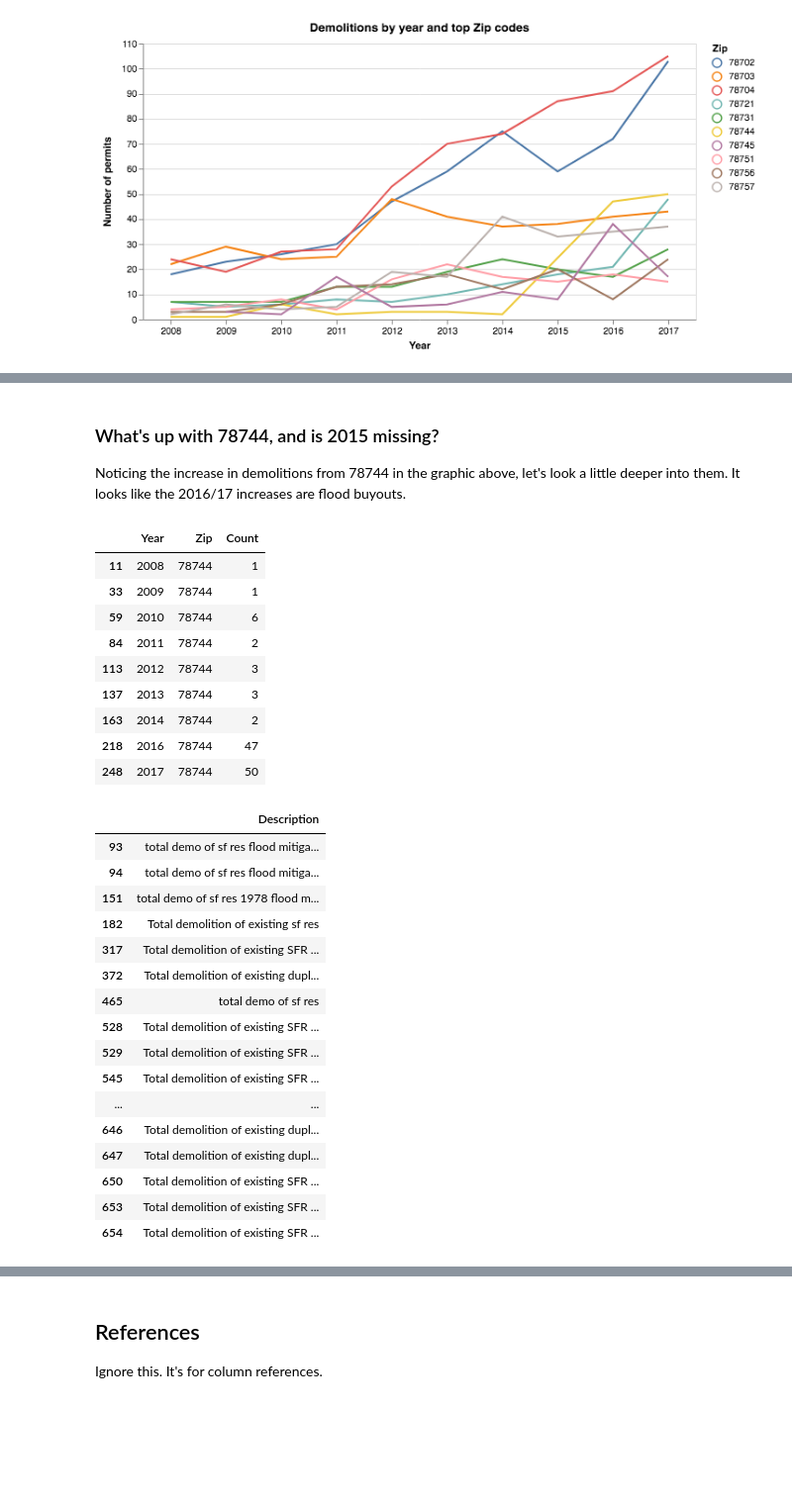
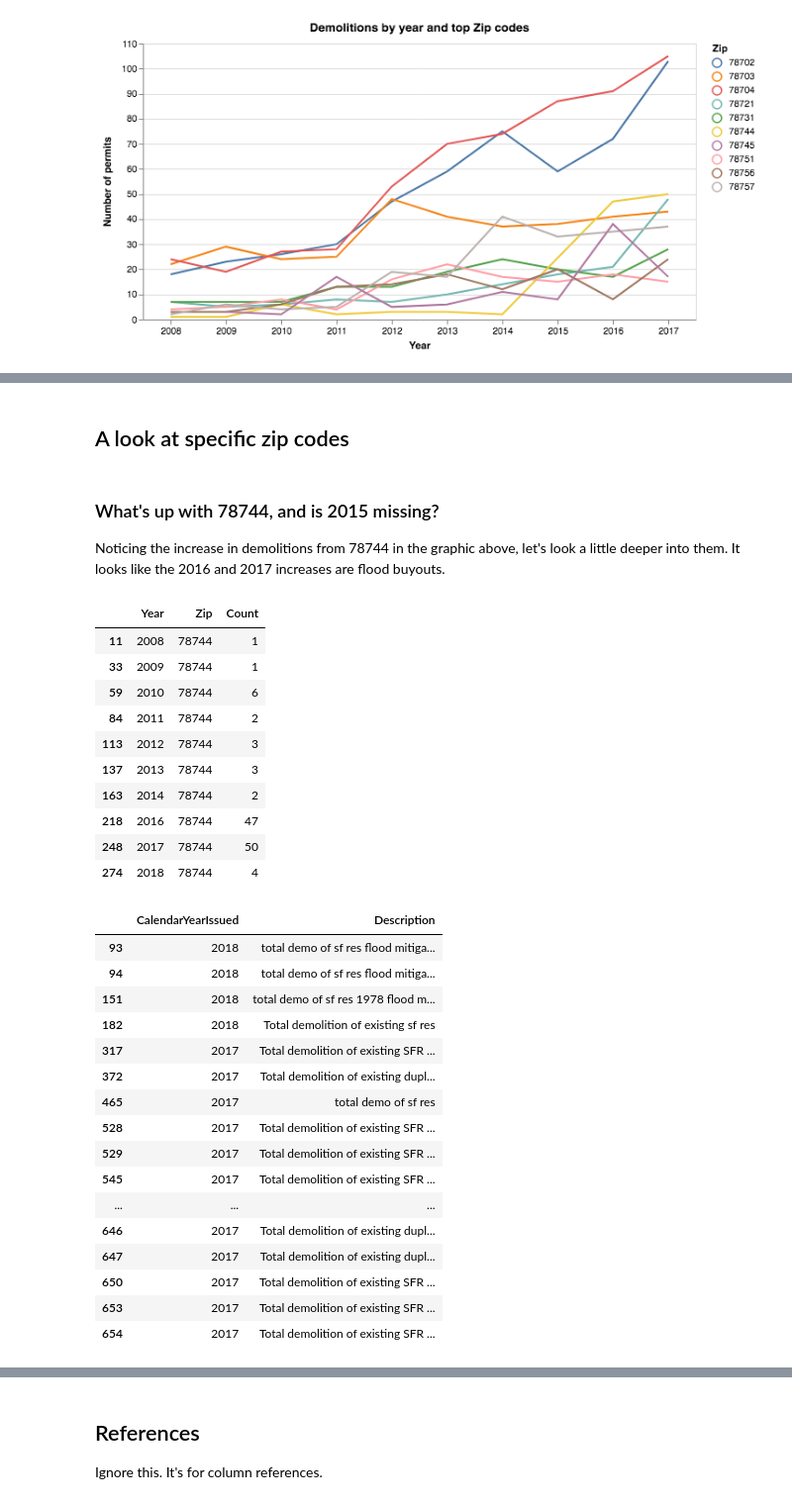
Before and after one commit to swkasica/demolitions, a Jupyter notebook: notebooks/02_Analysis_Full_demos.ipynb, the cells around one changed output, grey strips where cells are left out. Shown at 99% size. Drawn from its saved outputs; the diff is of its cells as text; code cells hidden in the pictures; blank space fills up the shorter version.

Commit message:
more demo work, tableau reorg

```diff
--- a/notebooks/02_Analysis_Full_demos.ipynb
+++ b/notebooks/02_Analysis_Full_demos.ipynb
@@ -215,10 +253,12 @@ alt.Chart(top_demos_yr_zip, title="Demolitions by year and top Zip codes").mark_
+# %% [markdown]
+## A look at specific zip codes
 # %% [markdown]
 ### What's up with 78744, and is 2015 missing?
 
-Noticing the increase in demolitions from 78744 in the graphic above, let's look a little deeper into them. It looks like the 2016/17 increases are flood buyouts.
+Noticing the increase in demolitions from 78744 in the graphic above, let's look a little deeper into them. It looks like the 2016 and 2017 increases are flood buyouts.
 # %%
 # show how many in each year
-zip_78744 = demos_yr_zip[demos_yr_zip['Zip'] == '78744']
+zip_78744 = demos_yr_zip_all[demos_yr_zip_all['Zip'] == '78744']
 zip_78744
 # %% [output]
 |  | Year | Zip | Count |
@@ -231,26 +271,26 @@ zip_78744
 | 163 | 2014 | 78744 | 2 |
 | 218 | 2016 | 78744 | 47 |
 | 248 | 2017 | 78744 | 50 |
+| 274 | 2018 | 78744 | 4 |
 # %%
 # look at the descriptions of these homes
 permits_78744 = demolitions[demolitions['OriginalZip'] == '78744']
-pd.options.display.max_colwidth = 70
-permits_78744[['Description']].head(30)
+permits_78744[['CalendarYearIssued', 'Description']].head(30)
 # %% [output]
-|  | Description |
-| 93 | total demo of sf res flood mitiga... |
-| 94 | total demo of sf res flood mitiga... |
-| 151 | total demo of sf res 1978 flood m... |
-| 182 | Total demolition of existing sf res |
-| 317 | Total demolition of existing SFR ... |
-| 372 | Total demolition of existing dupl... |
-| 465 | total demo of sf res |
-| 528 | Total demolition of existing SFR ... |
-| 529 | Total demolition of existing SFR ... |
-| 545 | Total demolition of existing SFR ... |
-| ... | ... |
-| 646 | Total demolition of existing dupl... |
-| 647 | Total demolition of existing dupl... |
-| 650 | Total demolition of existing SFR ... |
-| 653 | Total demolition of existing SFR ... |
-| 654 | Total demolition of existing SFR ... |
+|  | CalendarYearIssued | Description |
+| 93 | 2018 | total demo of sf res flood mitiga... |
+| 94 | 2018 | total demo of sf res flood mitiga... |
+| 151 | 2018 | total demo of sf res 1978 flood m... |
+| 182 | 2018 | Total demolition of existing sf res |
+| 317 | 2017 | Total demolition of existing SFR ... |
+| 372 | 2017 | Total demolition of existing dupl... |
+| 465 | 2017 | total demo of sf res |
+| 528 | 2017 | Total demolition of existing SFR ... |
+| 529 | 2017 | Total demolition of existing SFR ... |
+| 545 | 2017 | Total demolition of existing SFR ... |
+| ... | ... | ... |
+| 646 | 2017 | Total demolition of existing dupl... |
+| 647 | 2017 | Total demolition of existing dupl... |
+| 650 | 2017 | Total demolition of existing SFR ... |
+| 653 | 2017 | Total demolition of existing SFR ... |
+| 654 | 2017 | Total demolition of existing SFR ... |
```
Also changed, not shown: parts of 11 cells of this notebook, 3 other files.
